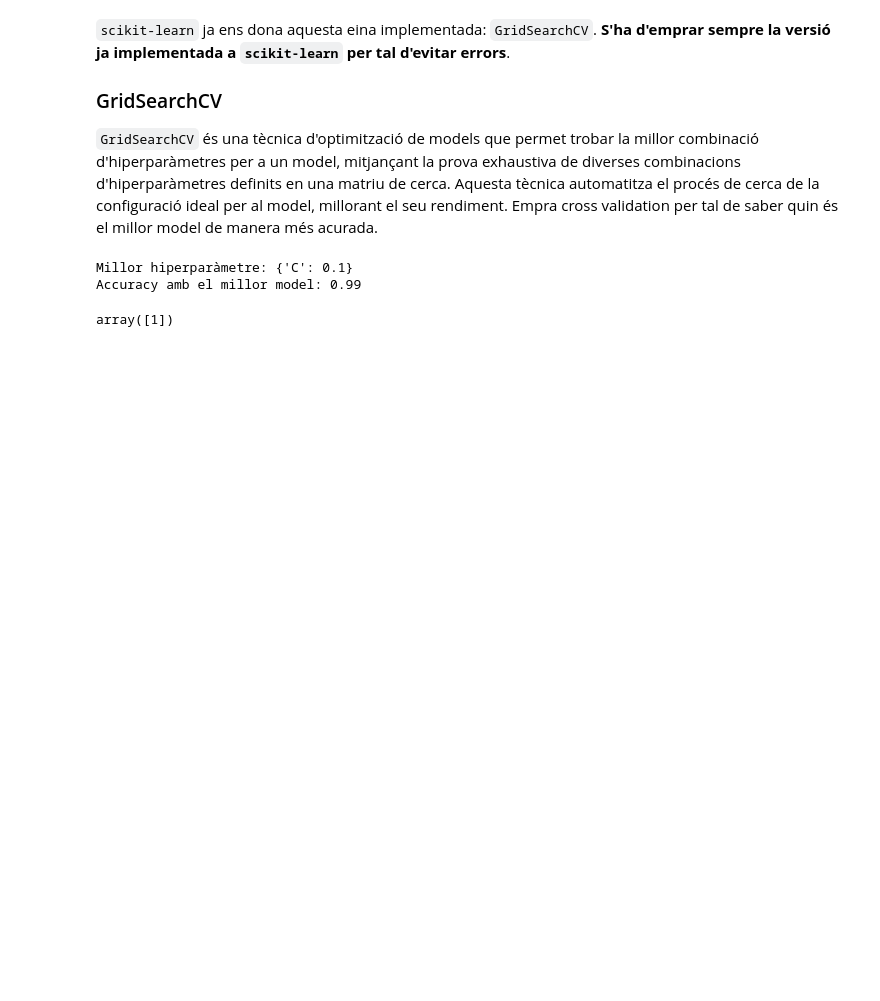
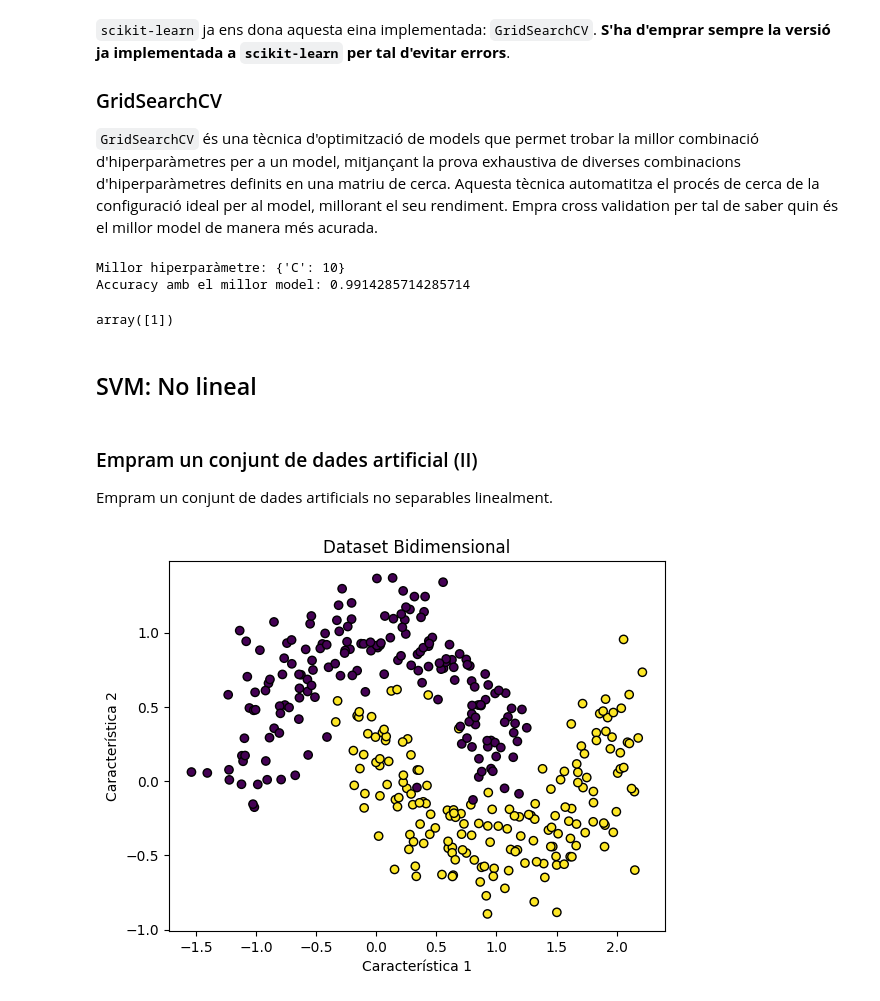
Before and after one commit to miquelmn/ia_2024, a Jupyter notebook: 09 - SVM (I)/main.ipynb, the cells around one changed output. Cells and saved outputs as stored; diff of their text form; code cells hidden in the pictures; blank space fills up the shorter version.

Commit message:
Millorada classe sobre SVM

```diff
--- a/09 - SVM (I)/main.ipynb
+++ b/09 - SVM (I)/main.ipynb
@@ -206,8 +210,7 @@ Accuracy amb el millor model: 0.99
 
 ``GridSearchCV`` és una tècnica d'optimització de models que permet trobar la millor combinació d'hiperparàmetres per a un model, mitjançant la prova exhaustiva de diverses combinacions d'hiperparàmetres definits en una matriu de cerca. Aquesta tècnica automatitza el procés de cerca de la configuració ideal per al model, millorant el seu rendiment. Empra cross validation per tal de saber quin és el millor model de manera més acurada.
 # %%
-from sklearn.model_selection import GridSearchCV
-
+param_grid = {'C': [0.001, 0.01, 0.1, 1, 10, 100, 1000]}
 grid_search = GridSearchCV(svm(), param_grid, cv=5, scoring='accuracy')
 
 # Executem la cerca
@@ -217,10 +220,26 @@ grid_search.fit(X, y)
 print("Millor hiperparàmetre:", grid_search.best_params_)
 print("Accuracy amb el millor model:", grid_search.best_score_)
 # %% [output]
-Millor hiperparàmetre: {'C': 0.1}
-Accuracy amb el millor model: 0.99
+Millor hiperparàmetre: {'C': 10}
+Accuracy amb el millor model: 0.9914285714285714
 # %%
 millor_model = grid_search.best_estimator_
 millor_model.predict([[-0.8, -1]])
 # %% [output]
 array([1])
+# %% [markdown]
+## SVM: No lineal
+# %% [markdown]
+### Empram un conjunt de dades artificial (II)
+
+Empram un conjunt de dades artificials no separables linealment.
+# %%
+X, y = make_moons(n_samples=350, noise=0.20, random_state=42)
+
+plt.scatter(X[:, 0], X[:, 1], c=y, cmap='viridis', edgecolor='k')
+plt.title("Dataset Bidimensional")
+plt.xlabel("Característica 1")
+plt.ylabel("Característica 2")
+plt.show()
+# %% [output]
+[figure, added]
```
Also changed, not shown: parts of 15 cells of this notebook.
